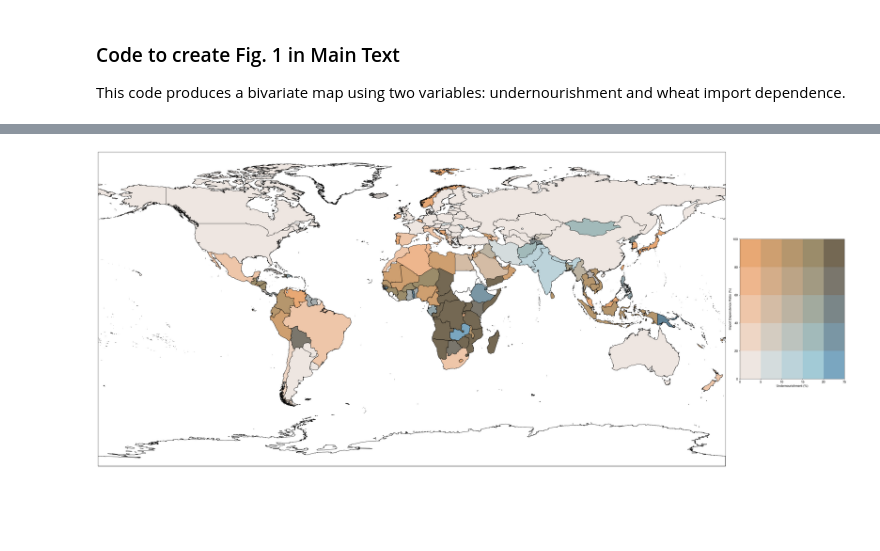
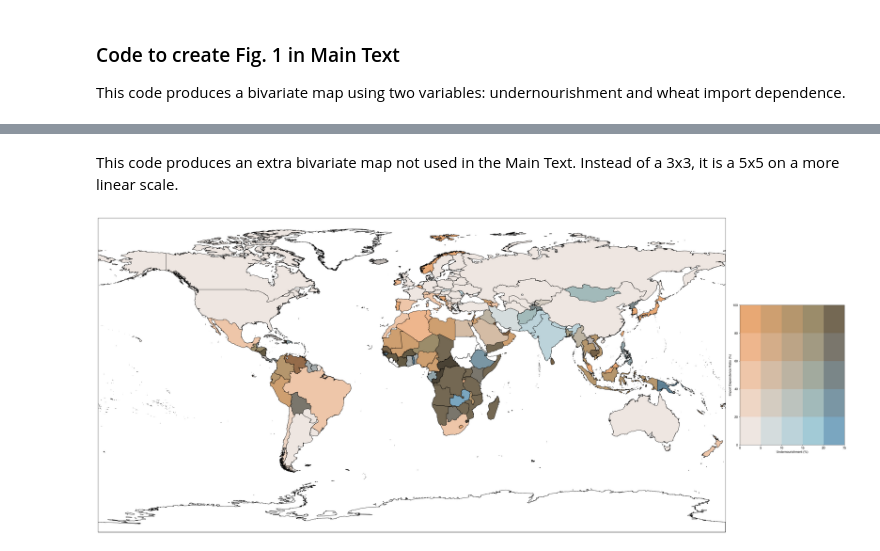
Before and after one commit to camillejmora/bivariate-map, a Jupyter notebook: figure-2010.ipynb, the cells around one changed output, grey strips where cells are left out. Saved outputs shown, nothing was run; the diff lists cells and outputs as text; code cells hidden in the pictures; blank space fills up the shorter version.

```diff
--- a/figure-2010.ipynb
+++ b/figure-2010.ipynb
@@ -5,3 +213,5 @@ This code produces a bivariate map using two variables: undernourishment and whe
+# %% [markdown]
+This code produces an extra bivariate map not used in the Main Text. Instead of a 3x3, it is a 5x5 on a more linear scale.
 # %%
 import geopandas as gpd
 import pandas as pd
@@ -126,7 +336,7 @@ df_color_output.to_excel('outputs/2010-country_colors.xlsx', index=False)
 high_res_world = high_res_world.merge(df[['Country', 'color_hex', 'IDR', 'Undernourishment', 'no_Undernourishment', 'no_IDR']], left_on='NAME', right_on='Country', how='left')
 
 # Add hatching patterns based on conditions
-high_res_world['hatch'] = high_res_world['no_Undernourishment'].apply(lambda a: '//////' if a == 0 else '')
+high_res_world['hatch'] = high_res_world['IDR'].apply(lambda a: '//////' if a == 100 else '')
 high_res_world['dots'] = high_res_world['no_IDR'].apply(lambda a: '....' if a == 0 else '')
 
 # Set parameters for the figure
@@ -154,34 +364,34 @@ cz = np.zeros((len(y_intervals) - 1, len(x_intervals) - 1))
 for yi in range(len(y_intervals) - 1):
     for xi in range(len(x_intervals) - 1):
         index = yi * (len(x_intervals) - 1) + xi
         cz[yi, xi] = index
 
 grid_legend = legend_ax.imshow(cz, cmap=cmap, interpolation='none', origin='lower',
                                extent=[x_intervals[0], x_intervals[-1], y_intervals[0], y_intervals[-1]])
 
 # Manually set the tick positions and labels to reflect the non-linear scale
 legend_ax.set_xticks(np.linspace(x_intervals[0], x_intervals[-1], len(x_cutoffs)))
 legend_ax.set_yticks(np.linspace(y_intervals[0], y_intervals[-1], len(y_cutoffs)))
 legend_ax.set_xticklabels(x_cutoffs)
 legend_ax.set_yticklabels(y_cutoffs)
 
 # Add legend labels
 legend_ax.set_xlabel('Undernourishment (%)')
 legend_ax.set_ylabel('Import Dependence Ratio (%)')
 main_ax.set_axis_on()
 
 plt.tight_layout()
 plt.show()
 
 ### END PLOTTING ###
 
 ### SAVE FIGURE ###
 # Options for saving the figure in different formats. Uncomment the desired format.
 
-# fig.savefig('outputs/figure.svg', format='svg')
-fig.savefig('outputs/figure.jpeg', dpi=300)
-# fig.savefig('outputs/figure.png', dpi=300)
+# fig.savefig('outputs/figure-extra.svg', format='svg')
+# fig.savefig('outputs/figure-extra.jpeg', dpi=300)
+# fig.savefig('outputs/figure-extra.png', dpi=300)
 
 ### END SAVE FIGURE ###
 # %% [output]
-[figure, old version]
+[figure, new version]
```
Also changed, not shown: parts of 2 cells of this notebook.
